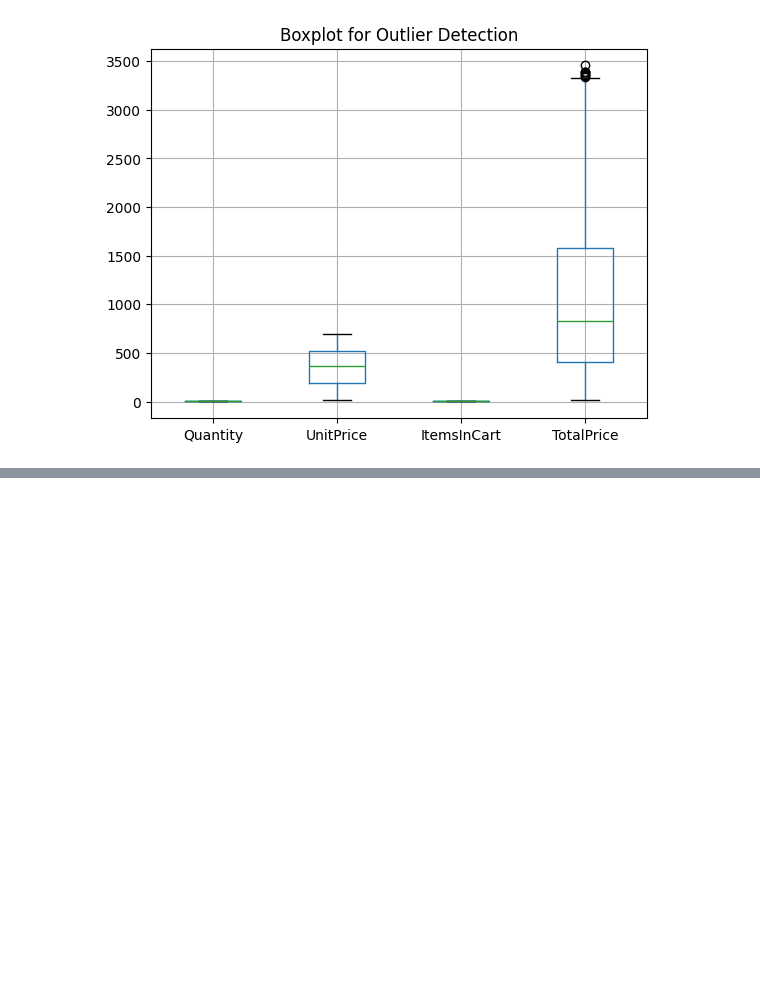
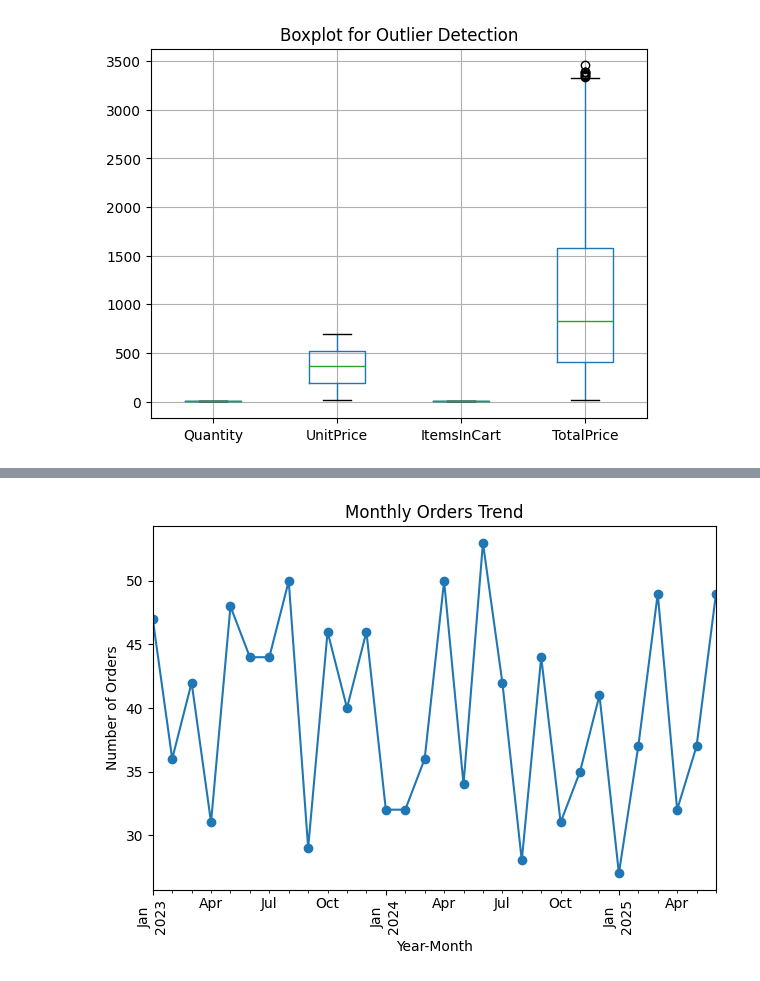
Before and after one commit to avisekbose/DecodeLabs-Internship, a Jupyter notebook: DA_Project 1.ipynb, the cells around one changed output, grey strips where cells are left out. Saved outputs shown, nothing was run; the diff lists cells and outputs as text; code cells hidden in the pictures; blank space fills up the shorter version.

```diff
--- a/DA_Project 1.ipynb
+++ b/DA_Project 1.ipynb
@@ -246,0 +263,4 @@ df.to_excel('Dataset for Data Analytics_V1.1.xlsx', index=False)
+# %%
+# New Column YearMonth
+
+df['YearMonth'] = df['Date'].dt.to_period('M')
@@ -246,0 +289,14 @@ df.to_excel('Dataset for Data Analytics_V1.1.xlsx', index=False)
+# %%
+MonthlyOrders = df.groupby(df['Date'].dt.to_period('M')).size()
+MonthlyOrders = MonthlyOrders.sort_index()
+
+plt.figure()
+MonthlyOrders.plot(marker='o')
+plt.title("Monthly Orders Trend")
+plt.xlabel("Year-Month")
+plt.ylabel("Number of Orders")
+plt.xticks(rotation=90)
+plt.tight_layout()
+plt.show()
+# %% [output]
+[figure, added]
```
Also changed, not shown: parts of 19 cells of this notebook, 1 other file.
